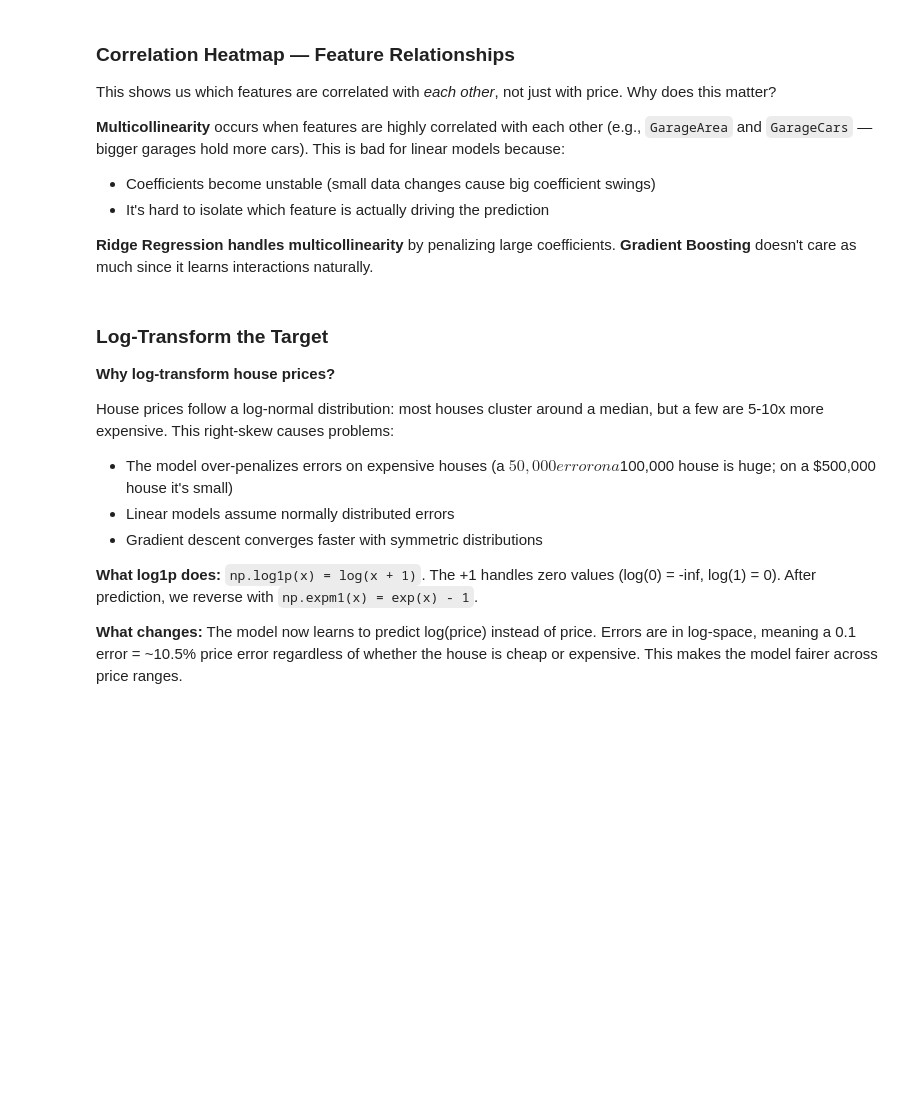
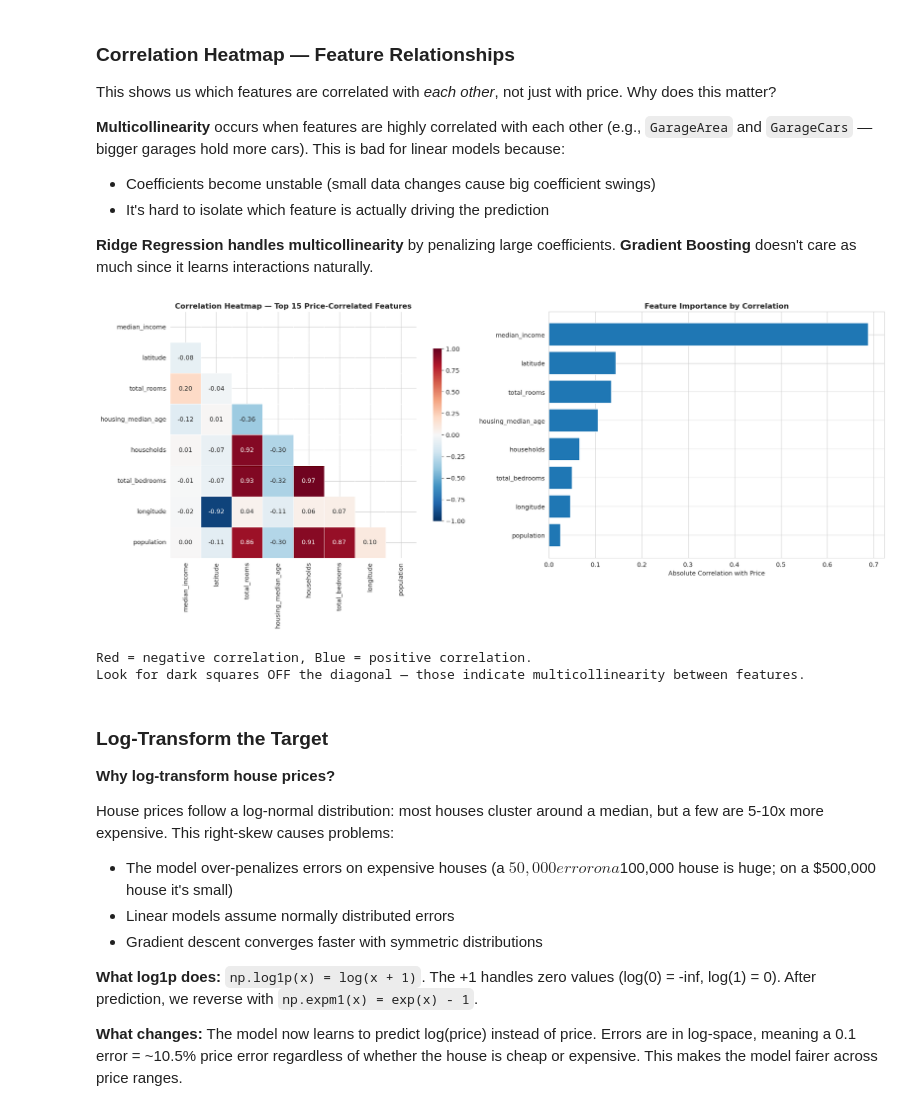
Before and after one commit to CodeWithZavi/developershub-ai-ml-internship, a Jupyter notebook: task6-house-price-prediction/notebooks/house_price_prediction.ipynb, the cells around one changed output. Cells and saved outputs as stored; diff of their text form; code cells hidden in the pictures; blank space fills up the shorter version.

```diff
--- a/task6-house-price-prediction/notebooks/house_price_prediction.ipynb
+++ b/task6-house-price-prediction/notebooks/house_price_prediction.ipynb
@@ -436,28 +520,35 @@ This shows us which features are correlated with *each other*, not just with pri
 # %%
 high_corr_cols = correlations.abs().sort_values(ascending=False).head(15).index
 subset_corr = df[high_corr_cols].corr()
 
 fig, axes = plt.subplots(1, 2, figsize=(20, 8))
 
 mask = np.triu(np.ones_like(subset_corr, dtype=bool))
 sns.heatmap(subset_corr, mask=mask, annot=True, fmt='.2f',
             cmap='RdBu_r', center=0, vmin=-1, vmax=1,
             linewidths=0.5, square=True, cbar_kws={'shrink': 0.7},
             ax=axes[0])
 axes[0].set_title('Correlation Heatmap — Top 15 Price-Correlated Features', fontweight='bold', fontsize=13)
 
-corr_matrix = df[high_corr_cols].corr()
-axes[1].barh(range(len(high_corr_cols)), corr_matrix[target_col].drop(target_col).abs().sort_values())
-axes[1].set_yticks(range(len(high_corr_cols) - 1))
-axes[1].set_yticklabels(corr_matrix[target_col].drop(target_col).abs().sort_values().index)
+# The original 'correlations' series already holds the correlations of features with the target.
+# We use the 'high_corr_cols' to filter and sort these correlations for the bar plot.
+plot_values = correlations[high_corr_cols].abs().sort_values()
+
+axes[1].barh(range(len(plot_values)), plot_values.values)
+axes[1].set_yticks(range(len(plot_values)))
+axes[1].set_yticklabels(plot_values.index)
 axes[1].set_xlabel('Absolute Correlation with Price')
 axes[1].set_title('Feature Importance by Correlation', fontweight='bold', fontsize=13)
 
 plt.tight_layout()
 plt.show()
 
 print('Red = negative correlation, Blue = positive correlation.')
 print('Look for dark squares OFF the diagonal — those indicate multicollinearity between features.')
+# %% [output]
+[figure, added]
+Red = negative correlation, Blue = positive correlation.
+Look for dark squares OFF the diagonal — those indicate multicollinearity between features.
 # %% [markdown]
 ### Log-Transform the Target
 
```
Also changed, not shown: parts of 30 cells of this notebook.
